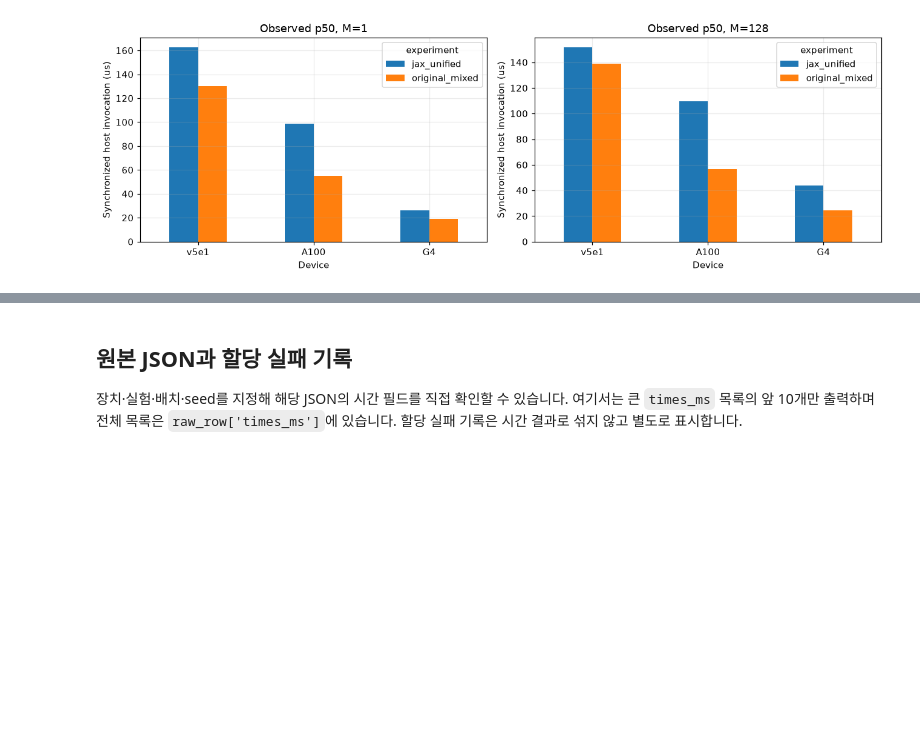
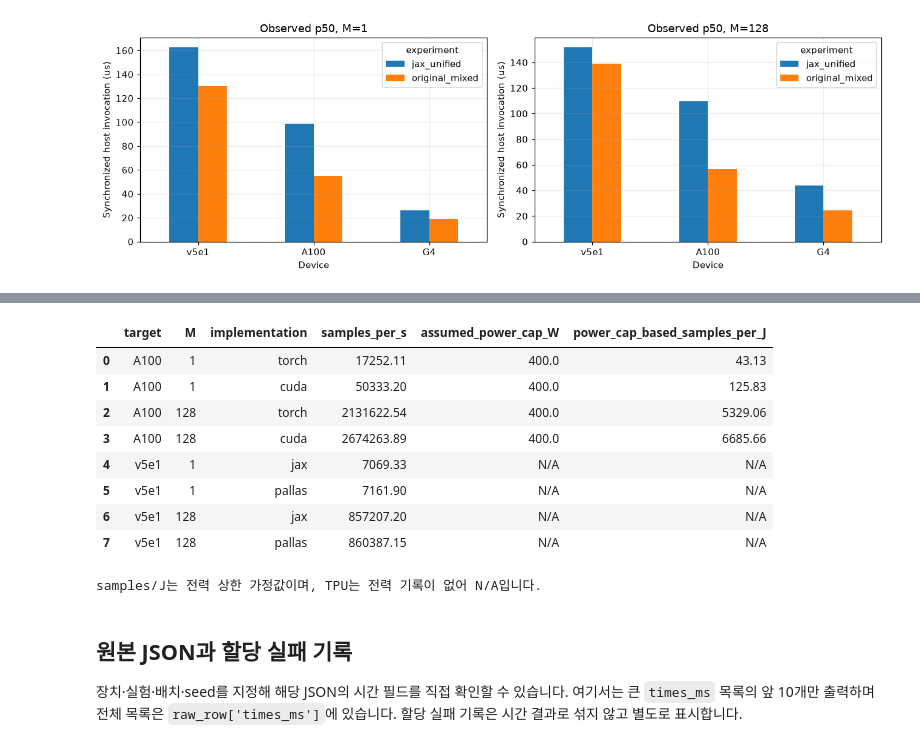
Before and after one commit to Jake-Song/tensor2silicon, a Jupyter notebook: notebooks/week5_benchmark_timings.ipynb, the cells around one changed output, grey strips where cells are left out. Cells and saved outputs as stored; diff of their text form; code cells hidden in the pictures; blank space fills up the shorter version.

```diff
--- a/notebooks/week5_benchmark_timings.ipynb
+++ b/notebooks/week5_benchmark_timings.ipynb
@@ -316,3 +436,27 @@ plt.show()
+# %%
+# 새 A100 기록의 전력 상한을 사용합니다. 실제 평균 전력 측정은 아닙니다.
+torch_cuda_result = json.loads((torch_cuda_root / 'A100/results/result.json').read_text())
+cap_match = re.search(r'[0-9.]+W\s*/\s*([0-9.]+)W', torch_cuda_result['meta']['nvidia_smi'])
+corrected_efficiency = corrected_summary[['target', 'M', 'implementation', 'samples_per_s']].copy()
+corrected_efficiency['assumed_power_cap_W'] = corrected_efficiency['target'].map(
+    {'A100': float(cap_match.group(1))} if cap_match else {}
+)
+corrected_efficiency['power_cap_based_samples_per_J'] = (
+    corrected_efficiency['samples_per_s'] / corrected_efficiency['assumed_power_cap_W']
+)
+display(corrected_efficiency.round(2).fillna('N/A'))
+print('samples/J는 전력 상한 가정값이며, TPU는 전력 기록이 없어 N/A입니다.')
+# %% [output]
+|  | target | M | implementation | samples_per_s | assumed_power_cap_W | power_cap_based_samples_per_J |
+| 0 | A100 | 1 | torch | 17252.11 | 400.0 | 43.13 |
+| 1 | A100 | 1 | cuda | 50333.20 | 400.0 | 125.83 |
+| 2 | A100 | 128 | torch | 2131622.54 | 400.0 | 5329.06 |
+| 3 | A100 | 128 | cuda | 2674263.89 | 400.0 | 6685.66 |
+| 4 | v5e1 | 1 | jax | 7069.33 | N/A | N/A |
+| 5 | v5e1 | 1 | pallas | 7161.90 | N/A | N/A |
+| 6 | v5e1 | 128 | jax | 857207.20 | N/A | N/A |
+| 7 | v5e1 | 128 | pallas | 860387.15 | N/A | N/A |
+samples/J는 전력 상한 가정값이며, TPU는 전력 기록이 없어 N/A입니다.
 # %% [markdown]
 ## 원본 JSON과 할당 실패 기록
 
```
Also changed, not shown: parts of 5 cells of this notebook, 43 other files.
